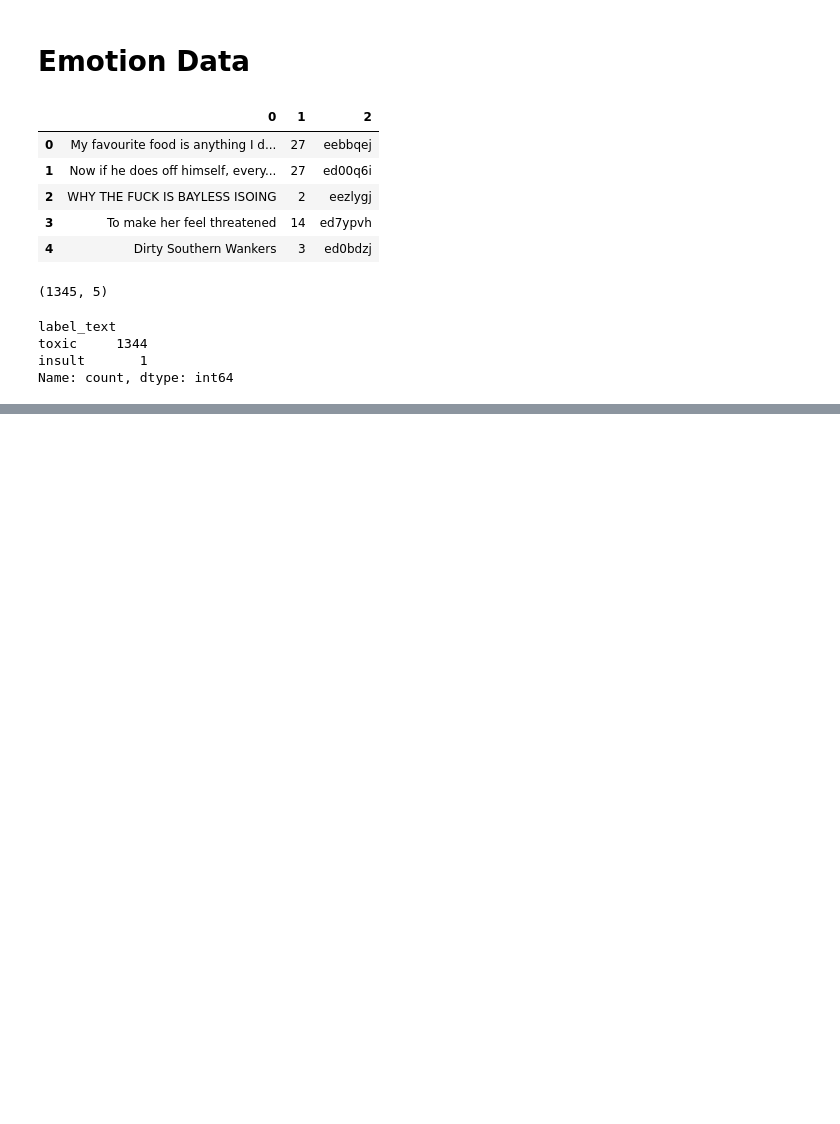
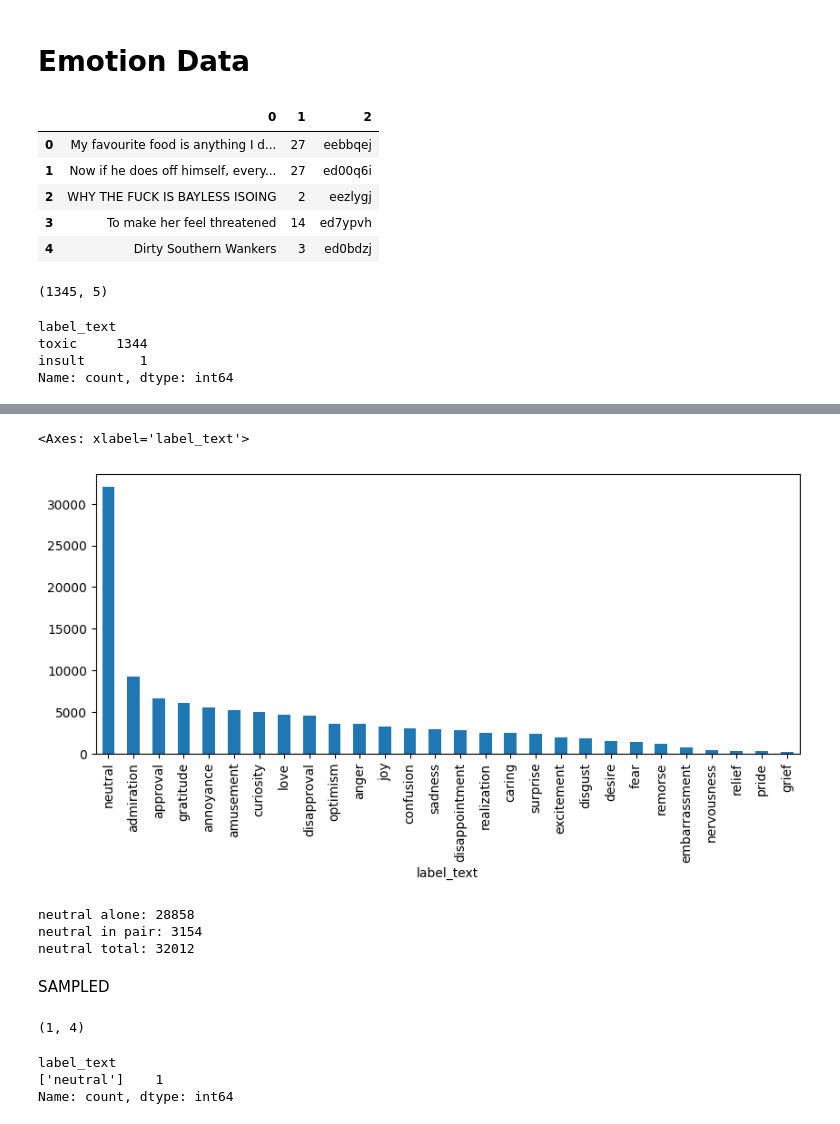
Before and after one commit to scottpitcher/toxicity-emotion-detection, a Jupyter notebook: notebooks/data_inspection.ipynb, the cells around one changed output, grey strips where cells are left out. Saved outputs shown, nothing was run; the diff lists cells and outputs as text; code cells hidden in the pictures; blank space fills up the shorter version.

```diff
--- a/notebooks/data_inspection.ipynb
+++ b/notebooks/data_inspection.ipynb
@@ -156,0 +218,58 @@ Name: count, dtype: int64
+# %%
+import pandas as pd
+
+# Convert strings like "['joy','anger']" into actual lists if needed
+df['label_text'] = df['label_text'].apply(lambda x: eval(x) if isinstance(x, str) else x)
+
+# Expand each emotion into its own row
+exploded = df.explode('label_text')
+
+# Count how often each emotion appears
+emotion_counts = exploded['label_text'].value_counts()
+
+# Plot
+emotion_counts.plot(kind='bar', figsize=(10,4))
+# %% [output]
+<Axes: xlabel='label_text'>
+[figure, added]
+# %%
+import pandas as pd
+
+# If label_text is a string like "['neutral', 'joy']"
+df['label_text'] = df['label_text'].apply(
+    lambda x: eval(x) if isinstance(x, str) else x
+)
+
+# Count A: neutral alone
+neutral_alone = df['label_text'].apply(
+    lambda x: x == ['neutral']
+).sum()
+
+# Count B: neutral in multi-emotion rows
+neutral_in_pair = df['label_text'].apply(
+    lambda x: ('neutral' in x) and (len(x) > 1)
+).sum()
+
+# Total neutral occurrences (alone + multi)
+neutral_total = neutral_alone + neutral_in_pair
+
+print("neutral alone:", neutral_alone)
+print("neutral in pair:", neutral_in_pair)
+print("neutral total:", neutral_total)
+# %% [output]
+neutral alone: 28858
+neutral in pair: 3154
+neutral total: 32012
+# %% [markdown]
+SAMPLED
+# %%
+import pandas as pd
+df = pd.read_csv("../data/processed_sampled/emotion_raw_all_processed.csv")
+df_nan = df[df["clean_text"].apply(lambda x: not isinstance(x, str))]
+print(df_nan.shape)
+df_nan['label_text'].value_counts()
+# %% [output]
+(1, 4)
+label_text
+['neutral']    1
+Name: count, dtype: int64
```
Also changed, not shown: parts of 13 cells of this notebook, 7 other files.
